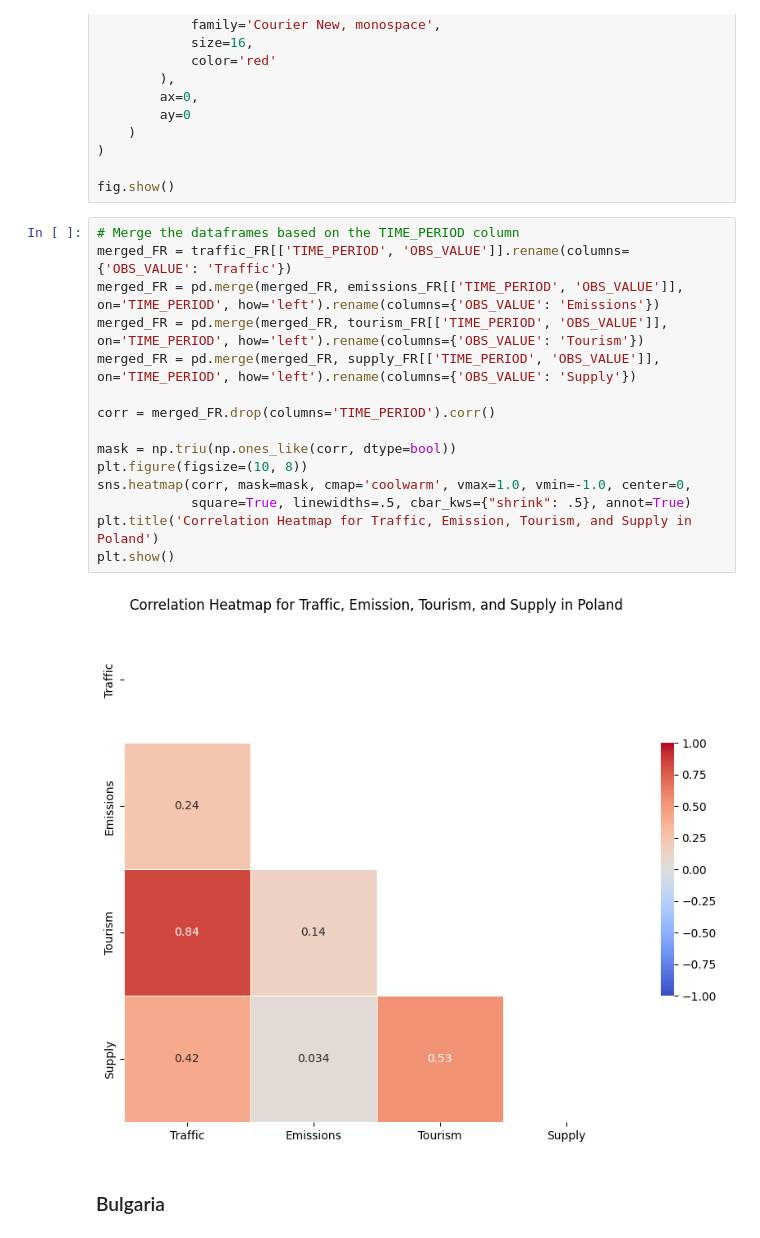
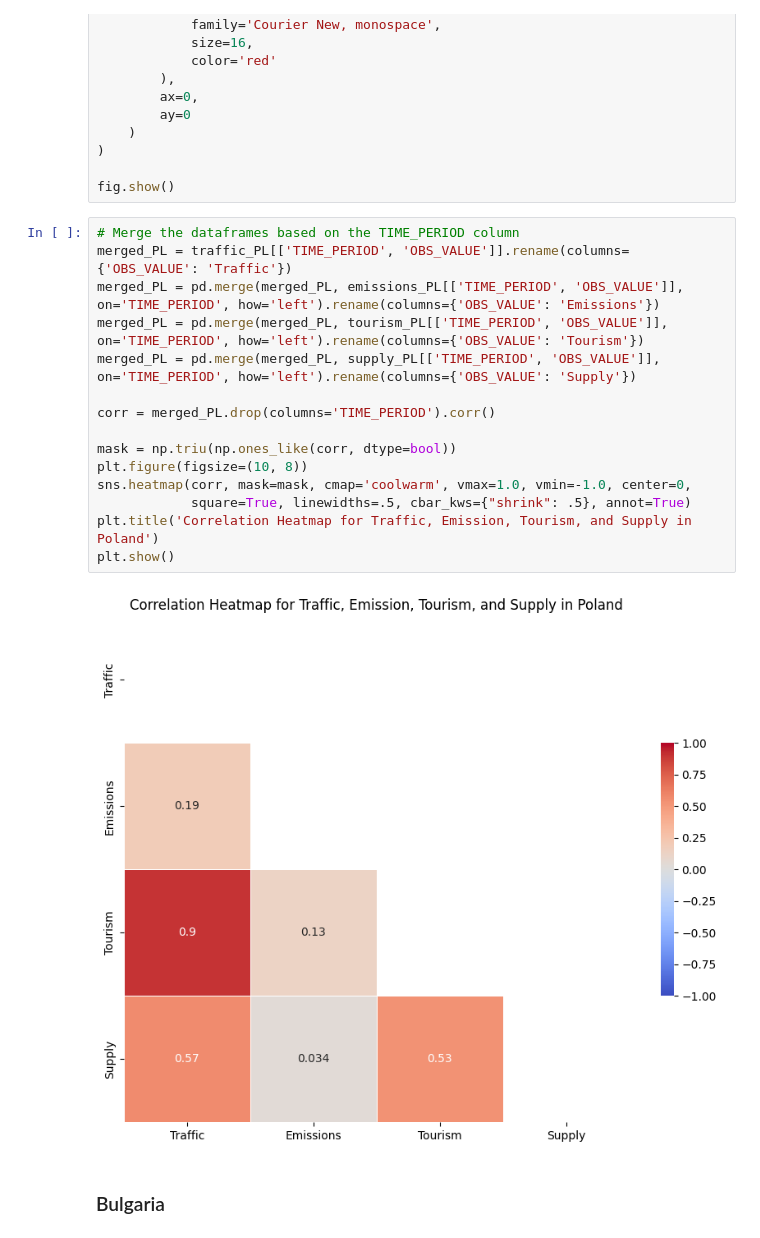
Before and after one commit to jimvanoosten/TIL6022_Group31, a Jupyter notebook: Gijs_TIL_notebook.ipynb, the cells around one changed output. Cells and saved outputs as stored; diff of their text form.

```diff
--- a/Gijs_TIL_notebook.ipynb
+++ b/Gijs_TIL_notebook.ipynb
@@ -249,21 +251,21 @@ fig.add_annotation(
 fig.show()
 # %%
 # Merge the dataframes based on the TIME_PERIOD column
-merged_FR = traffic_FR[['TIME_PERIOD', 'OBS_VALUE']].rename(columns={'OBS_VALUE': 'Traffic'})
-merged_FR = pd.merge(merged_FR, emissions_FR[['TIME_PERIOD', 'OBS_VALUE']], on='TIME_PERIOD', how='left').rename(columns={'OBS_VALUE': 'Emissions'})
-merged_FR = pd.merge(merged_FR, tourism_FR[['TIME_PERIOD', 'OBS_VALUE']], on='TIME_PERIOD', how='left').rename(columns={'OBS_VALUE': 'Tourism'})
-merged_FR = pd.merge(merged_FR, supply_FR[['TIME_PERIOD', 'OBS_VALUE']], on='TIME_PERIOD', how='left').rename(columns={'OBS_VALUE': 'Supply'})
+merged_PL = traffic_PL[['TIME_PERIOD', 'OBS_VALUE']].rename(columns={'OBS_VALUE': 'Traffic'})
+merged_PL = pd.merge(merged_PL, emissions_PL[['TIME_PERIOD', 'OBS_VALUE']], on='TIME_PERIOD', how='left').rename(columns={'OBS_VALUE': 'Emissions'})
+merged_PL = pd.merge(merged_PL, tourism_PL[['TIME_PERIOD', 'OBS_VALUE']], on='TIME_PERIOD', how='left').rename(columns={'OBS_VALUE': 'Tourism'})
+merged_PL = pd.merge(merged_PL, supply_PL[['TIME_PERIOD', 'OBS_VALUE']], on='TIME_PERIOD', how='left').rename(columns={'OBS_VALUE': 'Supply'})
 
-corr = merged_FR.drop(columns='TIME_PERIOD').corr()
+corr = merged_PL.drop(columns='TIME_PERIOD').corr()
 
 mask = np.triu(np.ones_like(corr, dtype=bool))
 plt.figure(figsize=(10, 8))
 sns.heatmap(corr, mask=mask, cmap='coolwarm', vmax=1.0, vmin=-1.0, center=0,
             square=True, linewidths=.5, cbar_kws={"shrink": .5}, annot=True)
 plt.title('Correlation Heatmap for Traffic, Emission, Tourism, and Supply in Poland')
 plt.show()
 # %% [output]
-[figure, old version]
+[figure, new version]
 # %% [markdown]
 ### Bulgaria
 # %%
```
Also changed, not shown: parts of 8 cells of this notebook.
